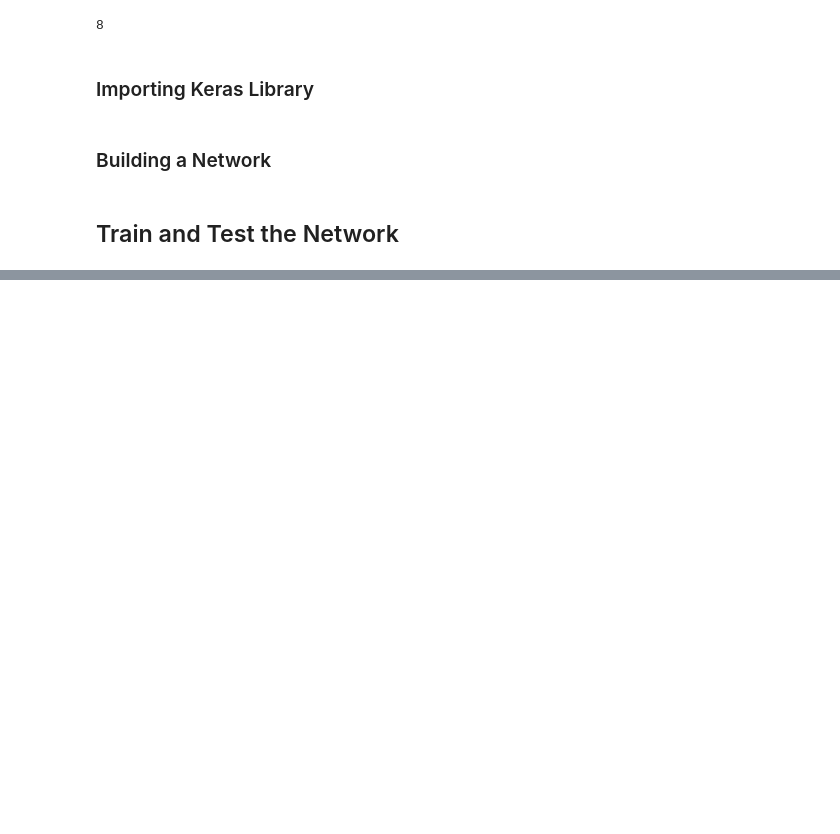
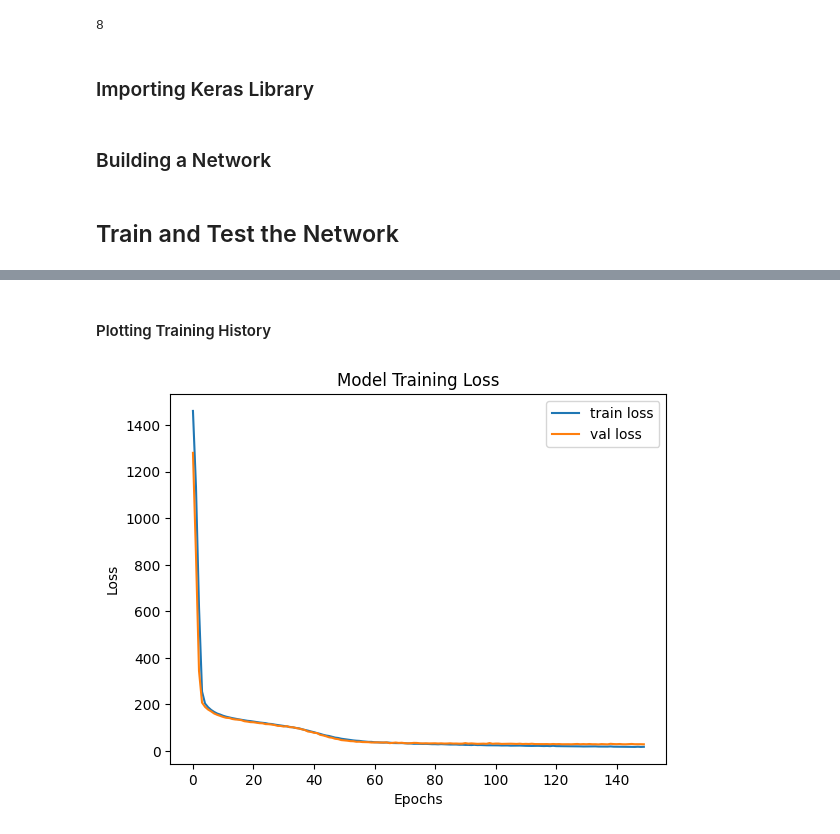
Before and after one commit to Daniel-Ezeh/Coursera-Program, a Jupyter notebook: DeepLearning/Keras/kerasRegression.ipynb, the cells around one changed output, grey strips where cells are left out. Saved outputs shown, nothing was run; the diff lists cells and outputs as text; code cells hidden in the pictures; blank space fills up the shorter version.

```diff
--- a/DeepLearning/Keras/kerasRegression.ipynb
+++ b/DeepLearning/Keras/kerasRegression.ipynb
@@ -133,12 +152,14 @@ from tensorflow.keras.optimizers import
 def regression_model():
     # Creating the model
     model = Sequential()
-    model.add(Dense(50, activation='relu', input_shape=(n_cols,)))
-    model.add(Dense(50, activation='relu'))
+    model.add(Dense(100, activation='relu', input_shape=(n_cols,)))
+    model.add(Dense(80, activation='relu'))
     model.add(Dense(1))
 
     # Compiling model
-    model.compile(optimizer="adam", loss="mean_squared_error")
+    model.compile(optimizer=Adam(), loss="mean_squared_error", metrics=['mae'])
     return model
 # %% [markdown]
 ## Train and Test the Network
+# %%
+X_train, X_test, Y_train, Y_test = train_test_split(predictors_norm, target, test_size=0.12, random_state=42)
@@ -147,4 +186,4 @@ def regression_model():
 model = regression_model()
 
 # fitting the model
-model.fit(predictors_norm, target, validation_split=0.3, epochs=100, verbose=2)
+history = model.fit(X_train, Y_train, epochs=150, verbose=2, validation_data=(X_test,Y_test))
@@ -150,0 +244,14 @@ model.fit(predictors_norm, target, validation_split=0.3, epochs=100, verbose=2)
+# %% [markdown]
+#### Plotting Training History
+# %%
+import matplotlib.pyplot as plt
+
+plt.plot(history.history['loss'], label="train loss")
+plt.plot(history.history['val_loss'], label='val loss')
+plt.legend()
+plt.xlabel('Epochs')
+plt.ylabel('Loss')
+plt.title('Model Training Loss')
+plt.show()
+# %% [output]
+[figure, added]
```
Also changed, not shown: parts of 10 cells of this notebook, 1 other file.
